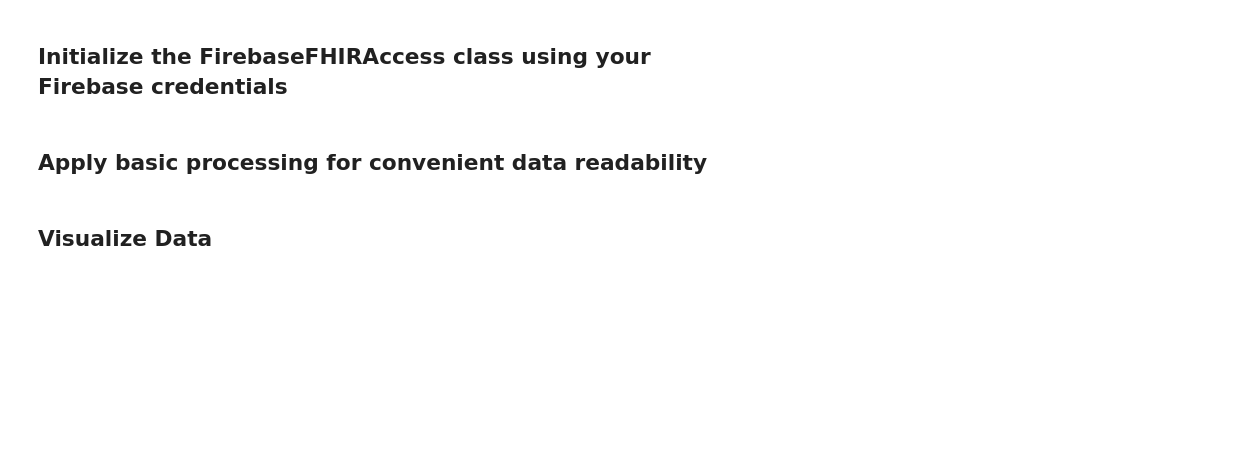
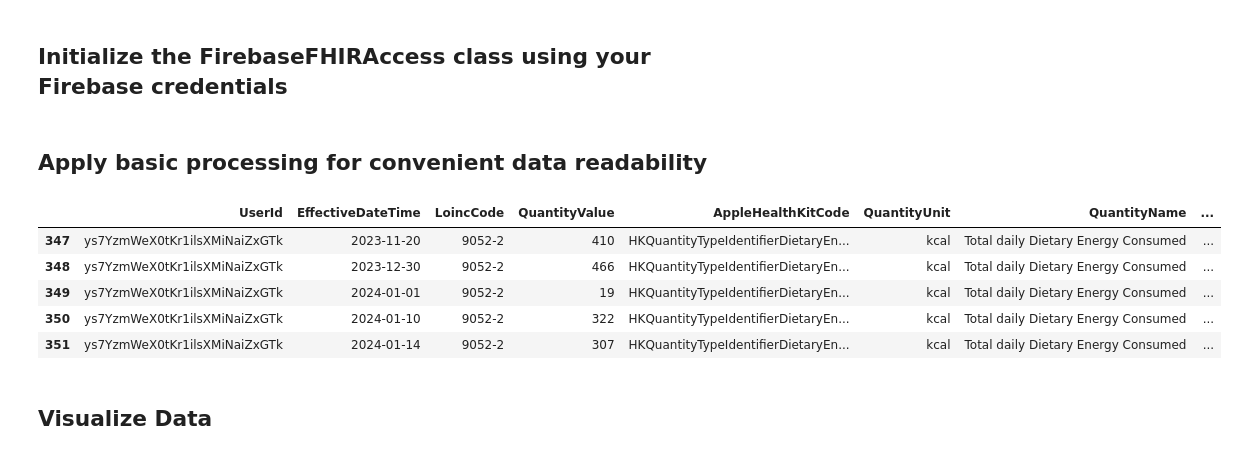
Before and after one commit to StanfordSpezi/SpeziDataPipeline, a Jupyter notebook: SpeziDataPipelineTemplate.ipynb, the cells around one changed output. Cells and saved outputs as stored; diff of their text form; code cells hidden in the pictures; blank space fills up the shorter version.

```diff
--- a/SpeziDataPipelineTemplate.ipynb
+++ b/SpeziDataPipelineTemplate.ipynb
@@ -33,8 +33,15 @@ flattened_FHIRDataFrame = flatten_FHIR_resources(FHIR_observations)
 # %% [markdown]
 ## Apply basic processing for convenient data readability
 # %%
-processed_FHIRDataFrame = FHIRDataProcessor().process_FHIR_data(flattened_FHIRDataFrame)
-processed_FHIRDataFrame.df.tail()
+processed_fhir_dataframe = FHIRDataProcessor().process_fhir_data(flattened_fhir_dataframe)
+processed_fhir_dataframe.df.tail()
+# %% [output]
+|  | UserId | EffectiveDateTime | LoincCode | QuantityValue | AppleHealthKitCode | QuantityUnit | QuantityName | ... |
+| 347 | ys7YzmWeX0tKr1ilsXMiNaiZxGTk | 2023-11-20 | 9052-2 | 410 | HKQuantityTypeIdentifierDietaryEn... | kcal | Total daily Dietary Energy Consumed | ... |
+| 348 | ys7YzmWeX0tKr1ilsXMiNaiZxGTk | 2023-12-30 | 9052-2 | 466 | HKQuantityTypeIdentifierDietaryEn... | kcal | Total daily Dietary Energy Consumed | ... |
+| 349 | ys7YzmWeX0tKr1ilsXMiNaiZxGTk | 2024-01-01 | 9052-2 | 19 | HKQuantityTypeIdentifierDietaryEn... | kcal | Total daily Dietary Energy Consumed | ... |
+| 350 | ys7YzmWeX0tKr1ilsXMiNaiZxGTk | 2024-01-10 | 9052-2 | 322 | HKQuantityTypeIdentifierDietaryEn... | kcal | Total daily Dietary Energy Consumed | ... |
+| 351 | ys7YzmWeX0tKr1ilsXMiNaiZxGTk | 2024-01-14 | 9052-2 | 307 | HKQuantityTypeIdentifierDietaryEn... | kcal | Total daily Dietary Energy Consumed | ... |
 # %% [markdown]
 ## Visualize Data
 # %%
```
Also changed, not shown: parts of 6 cells of this notebook, 9 other files.
